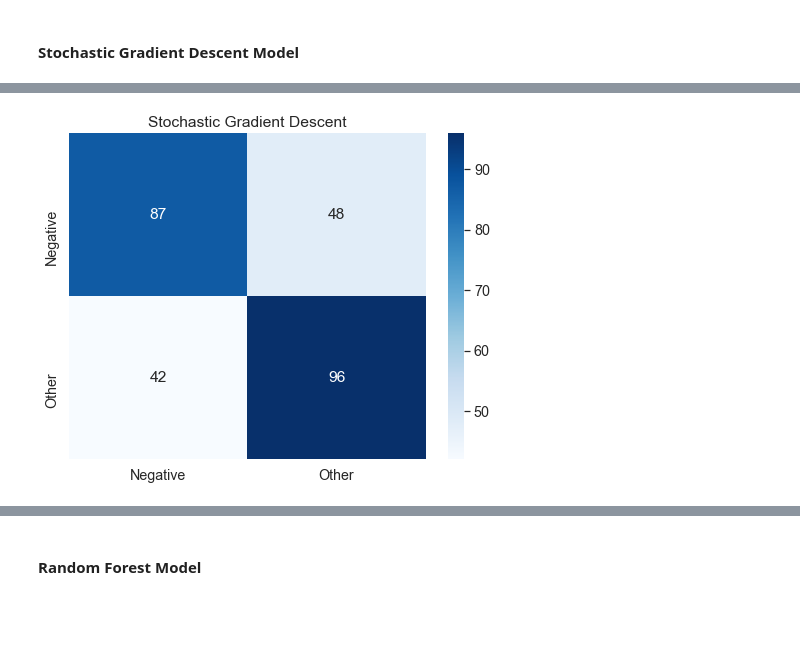
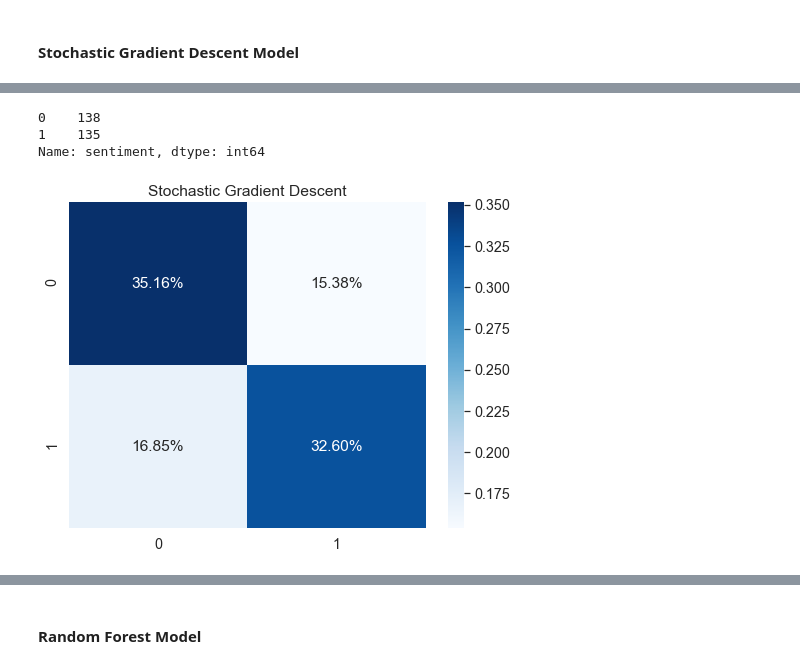
Before and after one commit to epradojr/WoW-Sentiment, a Jupyter notebook: base_models.ipynb, the cells around one changed output, grey strips where cells are left out. Saved outputs shown, nothing was run; the diff lists cells and outputs as text; code cells hidden in the pictures; blank space fills up the shorter version.

```diff
--- a/eda_model_2.ipynb
+++ b/base_models.ipynb
@@ -309,0 +330,4 @@ top_30_chart = sns.barplot(x= count, y= tokens)
+# %%
+copy_tc_df = tc_tokenized.copy()
+
+undersampled_df = et.down_sample(copy_tc_df,'sentiment')
@@ -328,5 +348 @@ def downsample(df:pd.DataFrame, label_col_name:str) -> pd.DataFrame:
-# %%
-copy_tc_df = tc_tokenized.copy()
-
-undersampled_df = downsample(copy_tc_df,'sentiment')
 # %%
@@ -338,4 +368,4 @@ Name: sentiment, dtype: int64
 # %%
 X = undersampled_df['joined_tokens']
-y_sentiment = undersampled_df['sentiment']
+y_sentiment = undersampled_df.sentiment.replace(['Negative','Other'],[1,0])
 y_target = undersampled_df['target']
@@ -360,3 +403,5 @@ s_labels = ['Negative', 'Other']
+# %%
+s_labels = ['0', '1']
 # %%
 sentiment_models = {}
 # %% [markdown]
@@ -836,8 +905,18 @@ Accuracy: 0.6703
+# %%
+y_test_s.value_counts()
+# %% [output]
+0    138
+1    135
+Name: sentiment, dtype: int64
 # %%
 cm = confusion_matrix(y_test_s, y_pred)
+sns.set(font_scale = 1.3)
 
 fig, ax = plt.subplots(figsize=(8,6))
-sns.heatmap(cm, annot=True, fmt='g', cmap='Blues', xticklabels=s_labels, yticklabels=s_labels)
+sns.heatmap(cm/np.sum(cm), annot=True, fmt='.2%', cmap='Blues', xticklabels=s_labels, yticklabels=s_labels)
 ax.set_title('Stochastic Gradient Descent');
+
+
+fig.savefig('images/matrix.png',transparent=False)
 # %% [output]
-[figure, old version]
+[figure, new version]
```
Also changed, not shown: parts of 64 cells of this notebook, 10 other files.
